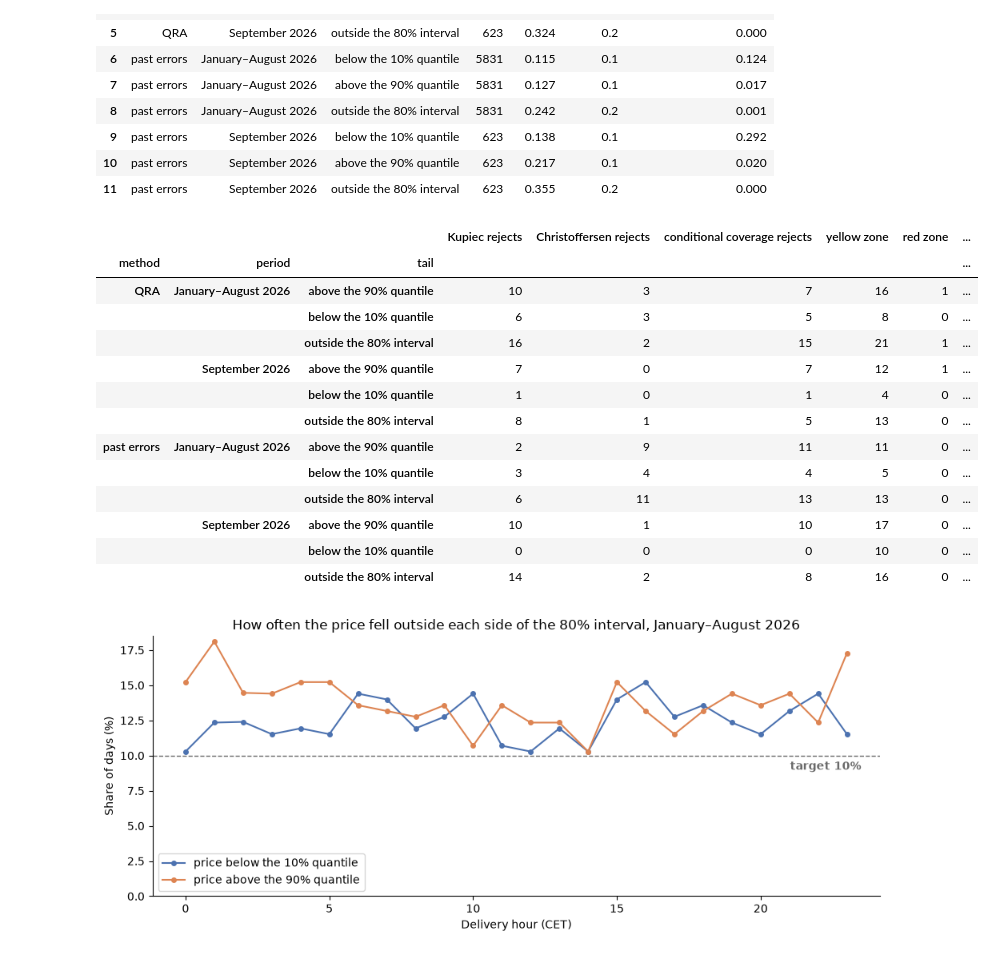
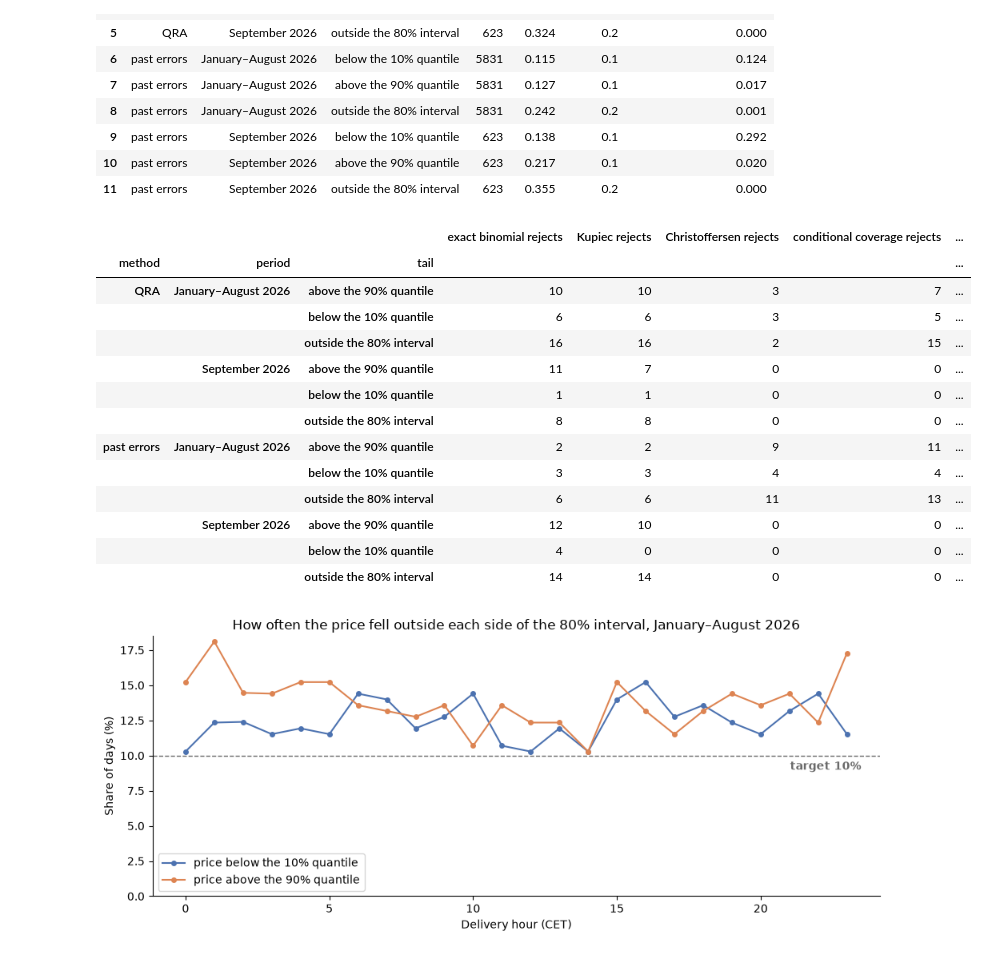
Before and after one commit to MangirdasMikalkenas/Weather_as_a_price_driver_-_Lithuanian_day-ahead_power_prices-_2023-2026, a Jupyter notebook: notebooks/04_risk_backtesting.ipynb, the cells around one changed output. Saved outputs shown, nothing was run; the diff lists cells and outputs as text; code cells hidden in the pictures.

```diff
--- a/notebooks/04_risk_backtesting.ipynb
+++ b/notebooks/04_risk_backtesting.ipynb
@@ -27,19 +27,25 @@ def save(fig, name):
         fig.savefig(FIG / f"{name}.{ext}", dpi=150, bbox_inches="tight")
 
 
-# Every choice below was fixed before any result of this notebook was seen.
+# Settings. The first version of this notebook forecast the risk of day D from data up to D−1, at 95% and 99%.
+# After review, each forecast is made at the end of D−2, before the day-ahead auction for D (12:00 CET on D−1),
+# at the 97.5% and 99% levels at which the Basel market-risk framework backtests; short samples get exact binomial
+# tests and Expected Shortfall the Acerbi–Szekely test. No setting was changed to improve a result.
 INTERVAL_FILE = ROOT / "data" / "processed" / "q3_cache" / "intervals.pkl"  # 80% intervals from notebook 03
 PERIODS = {"January–August 2026": ("2026-01-01", "2026-08-31"), "September 2026": ("2026-09-01", "2026-09-26")}
 TAILS = {"below the 10% quantile": 0.10, "above the 90% quantile": 0.10, "outside the 80% interval": 0.20}
+MIN_DAYS_INDEPENDENCE = 100   # Christoffersen's test needs a long sample; shorter ones get the exact binomial test only
 
 PERFORMANCE_RATIO = 0.85      # 1 MW of solar produces 0.85 x radiation / 1000 W/m2, at most 1 MW
-VAR_LEVELS = (0.99, 0.95)     # 99%: the Basel level; 95%: more exceptions, so more power to detect problems
-ES_LEVEL = 0.975              # Expected Shortfall level of the Basel FRTB
+CFAR_LEVELS = (0.99, 0.975)   # the two backtest levels of the Basel market-risk framework
+ES_LEVEL = 0.975              # its Expected Shortfall level
 WINDOW = 250                  # days of history for the historical simulation
 SHORT_WINDOW = 60             # a faster-reacting alternative
 EWMA_LAMBDA = 0.94            # RiskMetrics decay: each earlier day weighs 6% less
+AS_OF_LAG = 2                 # the forecast for day D uses data up to the end of D−2
 BACKTEST = ("2024-01-01", "2026-08-31")
-WINTER, SUMMER = (11, 12, 1, 2), (5, 6, 7, 8)
+WINTER, SUMMER, SPRING = (11, 12, 1, 2), (5, 6, 7, 8), (3, 4, 5)
+ES_SIMULATIONS, SEED = 2000, 42   # simulations for the p-value of the Acerbi–Szekely test
 # %% [markdown]
 ## 1. Data
 # %%
@@ -96,12 +102,18 @@ def traffic_light(x, n, p):
 
 
 def backtest(hits, p):
-    # All tests for one sequence of daily hits.
+    # All tests for one sequence of daily hits. The exact binomial test is valid for any sample size; Kupiec's test
+    # is its large-sample version, and Christoffersen's independence test is run only on long samples.
+    hits = np.asarray(hits, dtype=int)
+    n, x = len(hits), int(hits.sum())
     lr_uc, p_uc = kupiec(hits, p)
-    lr_ind, p_ind = christoffersen(hits)
-    return {"days": len(hits), "hits": int(np.sum(hits)), "hit rate": np.mean(hits), "expected": p,
-            "Kupiec p": p_uc, "Christoffersen p": p_ind, "conditional coverage p": stats.chi2.sf(lr_uc + lr_ind, 2),
-            "zone": traffic_light(int(np.sum(hits)), len(hits), p)}
+    result = {"days": n, "hits": x, "hit rate": x / n, "expected": p,
+              "binomial p": stats.binomtest(x, n, p).pvalue, "Kupiec p": p_uc,
+              "Christoffersen p": np.nan, "conditional coverage p": np.nan, "zone": traffic_light(x, n, p)}
+    if n >= MIN_DAYS_INDEPENDENCE:
+        lr_ind, p_ind = christoffersen(hits)
+        result["Christoffersen p"], result["conditional coverage p"] = p_ind, stats.chi2.sf(lr_uc + lr_ind, 2)
+    return result
 
 
 def hit_table(quantiles, start, end, tail):
@@ -147,32 +159,36 @@ display(pooled.round(3))
 | 11 | past errors | September 2026 | outside the 80% interval | 623 | 0.355 | 0.2 | 0.000 |
 # %%
 # per-hour results: how many of the 24 delivery hours fail each test at the 5% level
-# (with 24 independent tests, about 1.2 rejections would be expected by chance alone)
+# (with 24 tests, about 1.2 rejections are expected by chance alone; September's 26 days are too few for Christoffersen)
+groups = ["method", "period", "tail"]
 summary_hours = (per_hour.assign(**{
+        "exact binomial rejects": per_hour["binomial p"] < 0.05,
         "Kupiec rejects": per_hour["Kupiec p"] < 0.05,
         "Christoffersen rejects": per_hour["Christoffersen p"] < 0.05,
         "conditional coverage rejects": per_hour["conditional coverage p"] < 0.05,
-        "red zone": per_hour["zone"] == "red", "yellow zone": per_hour["zone"] == "yellow"})
-    .groupby(["method", "period", "tail"])
-    [["Kupiec rejects", "Christoffersen rejects", "conditional coverage rejects", "yellow zone", "red zone"]].sum()
+        "yellow zone": per_hour["zone"] == "yellow", "red zone": per_hour["zone"] == "red"})
+    .groupby(groups)
+    [["exact binomial rejects", "Kupiec rejects", "Christoffersen rejects", "conditional coverage rejects",
+      "yellow zone", "red zone"]].sum()
     .astype(int))
-summary_hours["hours tested"] = per_hour.groupby(["method", "period", "tail"]).size()
+summary_hours["hours tested"] = per_hour.groupby(groups).size()
+summary_hours["hours with an independence test"] = per_hour.groupby(groups)["Christoffersen p"].count()
 summary_hours
 # %% [output]
-|  |  |  | Kupiec rejects | Christoffersen rejects | conditional coverage rejects | yellow zone | red zone | ... |
-| method | period | tail |  |  |  |  |  | ... |
-| QRA | January–August 2026 | above the 90% quantile | 10 | 3 | 7 | 16 | 1 | ... |
-|  |  | below the 10% quantile | 6 | 3 | 5 | 8 | 0 | ... |
-|  |  | outside the 80% interval | 16 | 2 | 15 | 21 | 1 | ... |
-|  | September 2026 | above the 90% quantile | 7 | 0 | 7 | 12 | 1 | ... |
-|  |  | below the 10% quantile | 1 | 0 | 1 | 4 | 0 | ... |
-|  |  | outside the 80% interval | 8 | 1 | 5 | 13 | 0 | ... |
-| past errors | January–August 2026 | above the 90% quantile | 2 | 9 | 11 | 11 | 0 | ... |
-|  |  | below the 10% quantile | 3 | 4 | 4 | 5 | 0 | ... |
-|  |  | outside the 80% interval | 6 | 11 | 13 | 13 | 0 | ... |
-|  | September 2026 | above the 90% quantile | 10 | 1 | 10 | 17 | 0 | ... |
-|  |  | below the 10% quantile | 0 | 0 | 0 | 10 | 0 | ... |
-|  |  | outside the 80% interval | 14 | 2 | 8 | 16 | 0 | ... |
+|  |  |  | exact binomial rejects | Kupiec rejects | Christoffersen rejects | conditional coverage rejects | ... |
+| method | period | tail |  |  |  |  | ... |
+| QRA | January–August 2026 | above the 90% quantile | 10 | 10 | 3 | 7 | ... |
+|  |  | below the 10% quantile | 6 | 6 | 3 | 5 | ... |
+|  |  | outside the 80% interval | 16 | 16 | 2 | 15 | ... |
+|  | September 2026 | above the 90% quantile | 11 | 7 | 0 | 0 | ... |
+|  |  | below the 10% quantile | 1 | 1 | 0 | 0 | ... |
+|  |  | outside the 80% interval | 8 | 8 | 0 | 0 | ... |
+| past errors | January–August 2026 | above the 90% quantile | 2 | 2 | 9 | 11 | ... |
+|  |  | below the 10% quantile | 3 | 3 | 4 | 4 | ... |
+|  |  | outside the 80% interval | 6 | 6 | 11 | 13 | ... |
+|  | September 2026 | above the 90% quantile | 12 | 10 | 0 | 0 | ... |
+|  |  | below the 10% quantile | 4 | 0 | 0 | 0 | ... |
+|  |  | outside the 80% interval | 14 | 14 | 0 | 0 | ... |
 # %%
 qra = per_hour[(per_hour["method"] == "QRA") & (per_hour["period"] == "January–August 2026")]
 fig, ax = plt.subplots(figsize=(10, 4.2))
```
Also changed, not shown: parts of 15 cells of this notebook, 9 other files.
